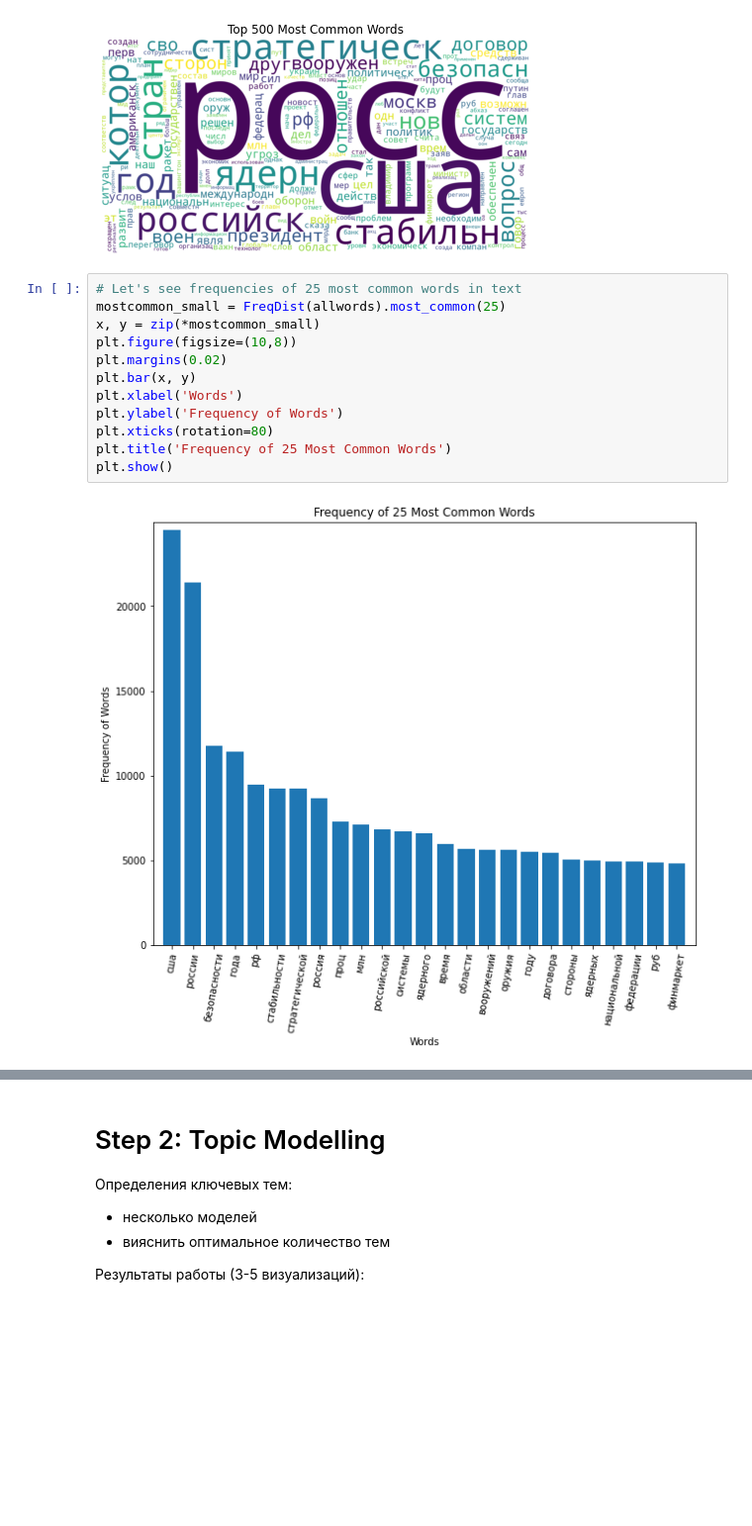
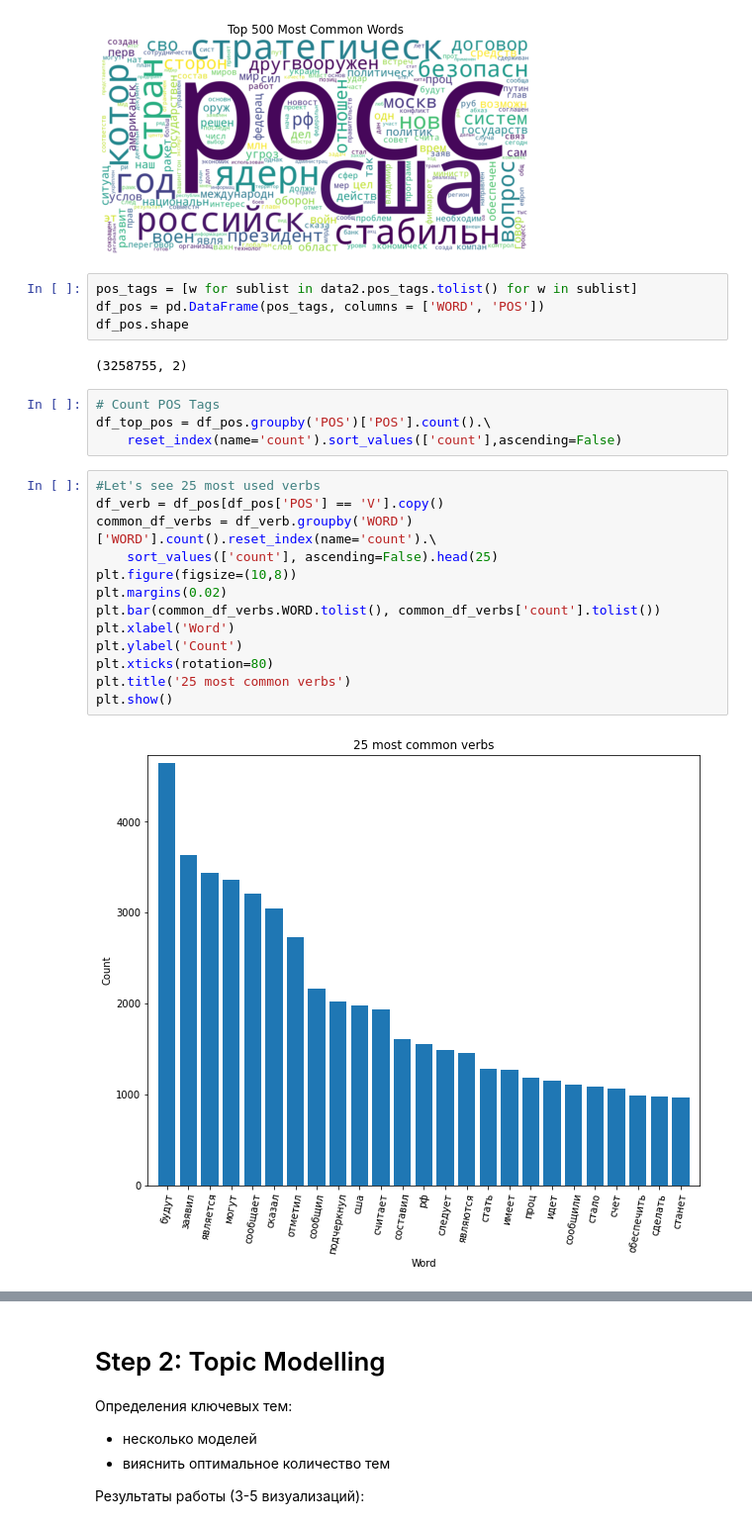
Before and after one commit to Teasotea/articles_topic_modelling, a Jupyter notebook: StratStabTask1.ipynb, the cells around one changed output, grey strips where cells are left out. Shown at 99% size. Saved outputs shown, nothing was run; the diff lists cells and outputs as text; blank space fills up the shorter version.

```diff
--- a/StratStabTask1.ipynb
+++ b/StratStabTask1.ipynb
@@ -466,17 +398,28 @@ plt.tight_layout(pad=0)
 plt.show()
 # %% [output]
 [figure]
+# %%
+pos_tags = [w for sublist in data2.pos_tags.tolist() for w in sublist]
+df_pos = pd.DataFrame(pos_tags, columns = ['WORD', 'POS'])
+df_pos.shape
+# %% [output]
+(3258755, 2)
+# %%
+# Count POS Tags
+df_top_pos = df_pos.groupby('POS')['POS'].count().\
+    reset_index(name='count').sort_values(['count'],ascending=False)
 # %%
-# Let's see frequencies of 25 most common words in text
-mostcommon_small = FreqDist(allwords).most_common(25)
-x, y = zip(*mostcommon_small)
+#Let's see 25 most used verbs
+df_verb = df_pos[df_pos['POS'] == 'V'].copy()
+common_df_verbs = df_verb.groupby('WORD')['WORD'].count().reset_index(name='count').\
+    sort_values(['count'], ascending=False).head(25)
 plt.figure(figsize=(10,8))
 plt.margins(0.02)
-plt.bar(x, y)
-plt.xlabel('Words')
-plt.ylabel('Frequency of Words')
+plt.bar(common_df_verbs.WORD.tolist(), common_df_verbs['count'].tolist())
+plt.xlabel('Word')
+plt.ylabel('Count')
 plt.xticks(rotation=80)
-plt.title('Frequency of 25 Most Common Words')
+plt.title('25 most common verbs')
 plt.show()
 # %% [output]
-[figure, old version]
+[figure, new version]
```
Also changed, not shown: parts of 19 cells of this notebook.
